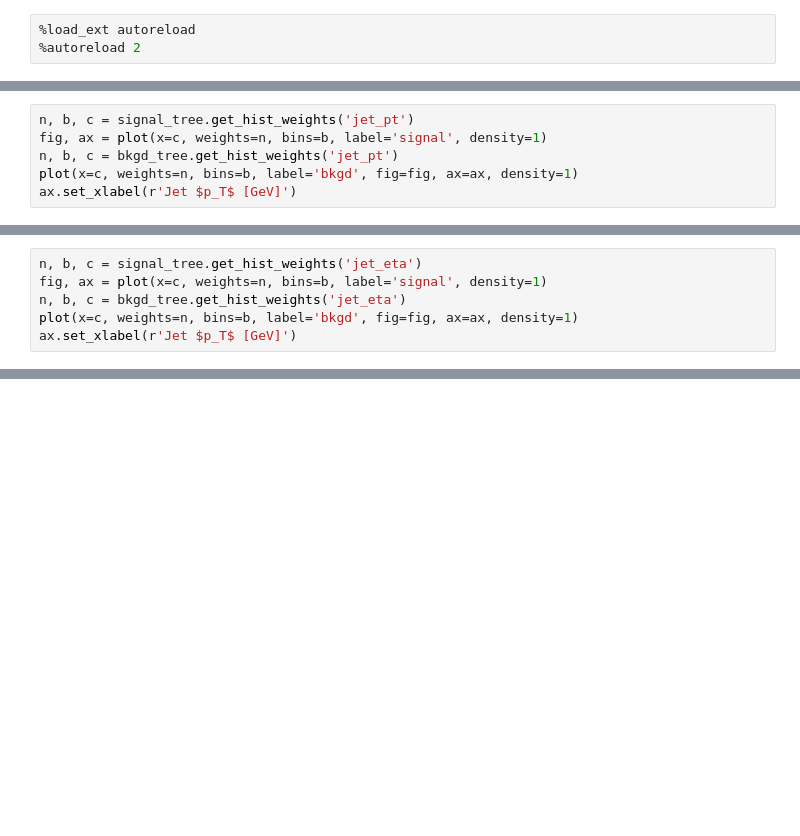
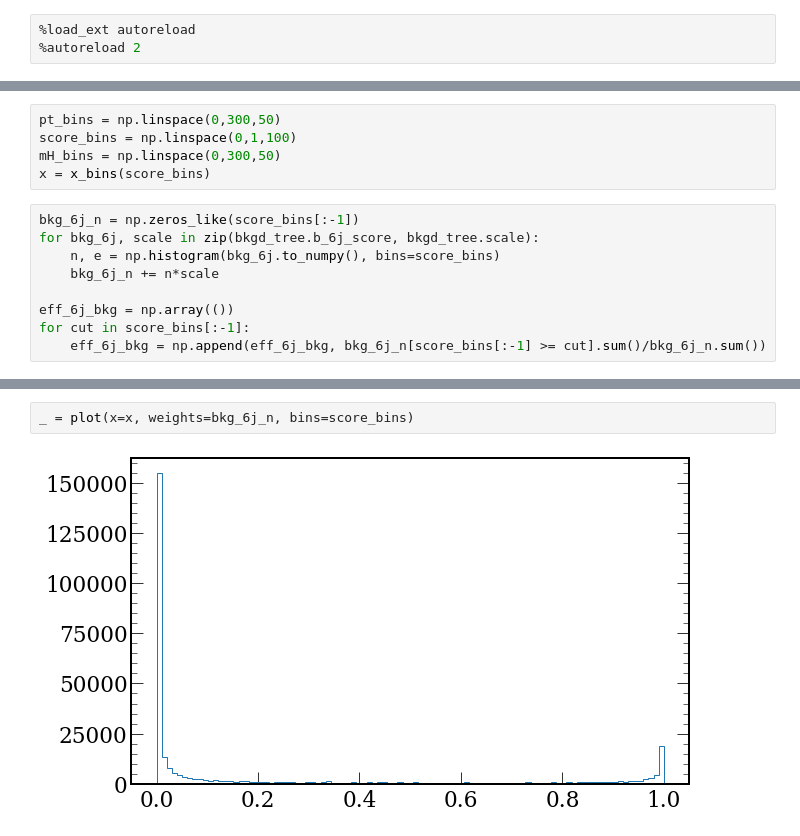
Before and after one commit to srosenzweig09/analysis, a Jupyter notebook: development/framework_exploration.ipynb, the cells around one changed output, grey strips where cells are left out. Drawn from its saved outputs; the diff is of its cells as text; blank space fills up the shorter version.

```diff
--- a/development/framework_exploration.ipynb
+++ b/development/framework_exploration.ipynb
@@ -120,6 +22,0 @@ import vector
-# %%
-n, b, c = signal_tree.get_hist_weights('jet_pt')
-fig, ax = plot(x=c, weights=n, bins=b, label='signal', density=1)
-n, b, c = bkgd_tree.get_hist_weights('jet_pt')
-plot(x=c, weights=n, bins=b, label='bkgd', fig=fig, ax=ax, density=1)
-ax.set_xlabel(r'Jet $p_T$ [GeV]')
@@ -129,6 +22,0 @@ Text(0.5, 0, 'Jet $p_T$ [GeV]')
-# %%
-n, b, c = signal_tree.get_hist_weights('jet_eta')
-fig, ax = plot(x=c, weights=n, bins=b, label='signal', density=1)
-n, b, c = bkgd_tree.get_hist_weights('jet_eta')
-plot(x=c, weights=n, bins=b, label='bkgd', fig=fig, ax=ax, density=1)
-ax.set_xlabel(r'Jet $p_T$ [GeV]')
@@ -190,0 +31,14 @@ array([4.35647267e-03, 1.48423045e-03, 1.60810685e-04, 3.59953285e-04,
+# %%
+pt_bins = np.linspace(0,300,50)
+score_bins = np.linspace(0,1,100)
+mH_bins = np.linspace(0,300,50)
+x = x_bins(score_bins)
+# %%
+bkg_6j_n = np.zeros_like(score_bins[:-1])
+for bkg_6j, scale in zip(bkgd_tree.b_6j_score, bkgd_tree.scale):
+    n, e = np.histogram(bkg_6j.to_numpy(), bins=score_bins)
+    bkg_6j_n += n*scale
+
+eff_6j_bkg = np.array(())
+for cut in score_bins[:-1]:
+    eff_6j_bkg = np.append(eff_6j_bkg, bkg_6j_n[score_bins[:-1] >= cut].sum()/bkg_6j_n.sum())
@@ -190,0 +75,4 @@ array([4.35647267e-03, 1.48423045e-03, 1.60810685e-04, 3.59953285e-04,
+# %%
+_ = plot(x=x, weights=bkg_6j_n, bins=score_bins)
+# %% [output]
+[figure, added]
```
Also changed, not shown: parts of 43 cells of this notebook.
